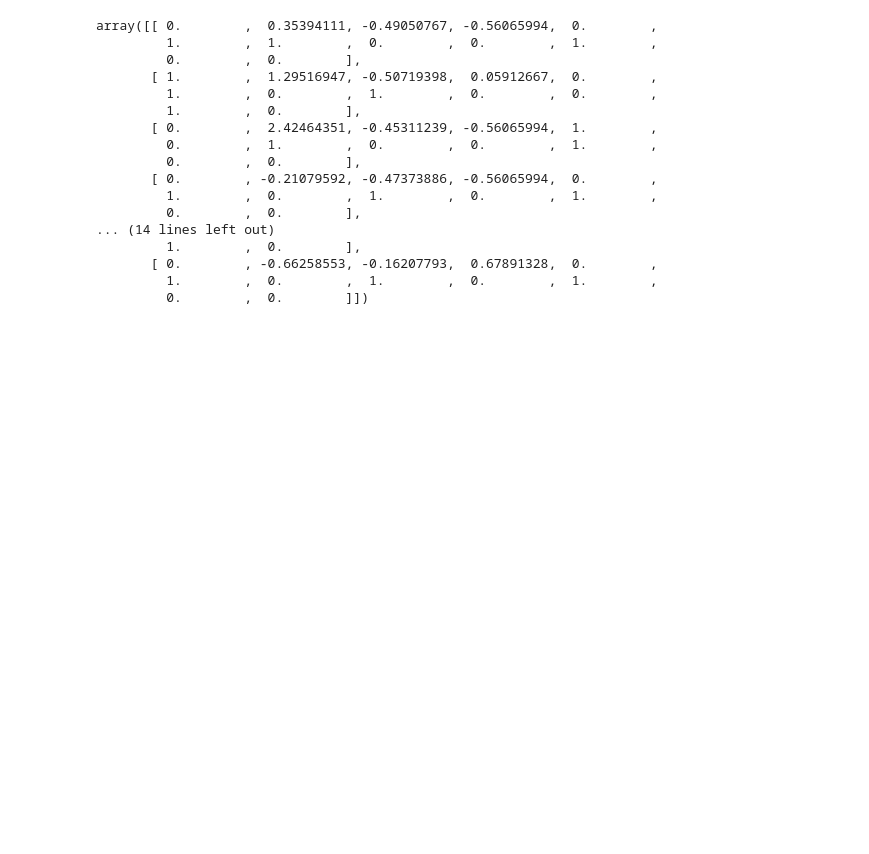
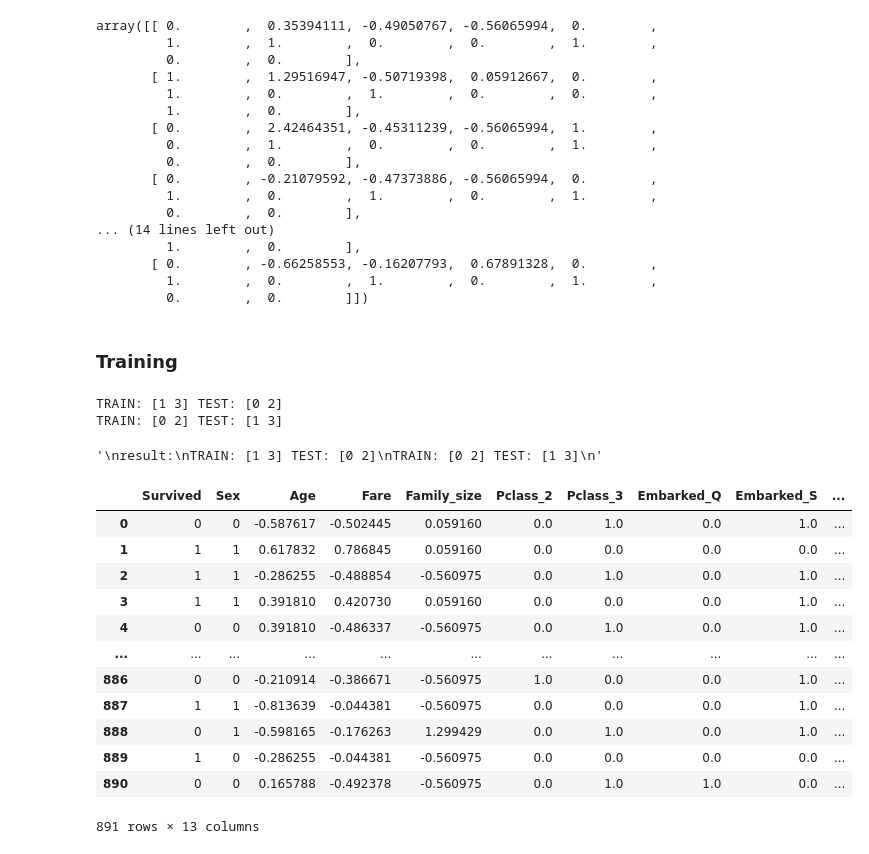
Before and after one commit to pedrobirq/extreme_ml_learning_final_project, a Jupyter notebook: draft.ipynb, the cells around one changed output. Drawn from its saved outputs; the diff is of its cells as text; code cells hidden in the pictures; blank space fills up the shorter version.

Commit message:
start making training pipeline

```diff
--- a/draft.ipynb
+++ b/draft.ipynb
@@ -341,3 +341,44 @@ array([[ 0.        ,  0.35394111, -0.49050767, -0.56065994,  0.        ,
        [ 0.        , -0.66258553, -0.16207793,  0.67891328,  0.        ,
          1.        ,  0.        ,  1.        ,  0.        ,  1.        ,
          0.        ,  0.        ]])
+# %% [markdown]
+### Training
+# %%
+import numpy as np
+from sklearn.model_selection import StratifiedKFold
+
+X = np.array([[1, 2], [3, 4], [1, 2], [3, 4]])
+y = np.array([0, 0, 1, 1])
+skf = StratifiedKFold(n_splits=2)
+
+for train_index, test_index in skf.split(X, y):
+    print("TRAIN:", train_index, "TEST:", test_index)
+    X_train, X_test = X[train_index], X[test_index]
+    y_train, y_test = y[train_index], y[test_index]
+'''
+result:
+TRAIN: [1 3] TEST: [0 2]
+TRAIN: [0 2] TEST: [1 3]
+'''
+# %% [output]
+TRAIN: [1 3] TEST: [0 2]
+TRAIN: [0 2] TEST: [1 3]
+'\nresult:\nTRAIN: [1 3] TEST: [0 2]\nTRAIN: [0 2] TEST: [1 3]\n'
+# %%
+preparer = objects.datasets.TitanicDatasetPrepare(config.paths.titanic_train)
+df = preparer.prepare_dataset()
+df
+# %% [output]
+|  | Survived | Sex | Age | Fare | Family_size | Pclass_2 | Pclass_3 | Embarked_Q | Embarked_S | ... |
+| 0 | 0 | 0 | -0.587617 | -0.502445 | 0.059160 | 0.0 | 1.0 | 0.0 | 1.0 | ... |
+| 1 | 1 | 1 | 0.617832 | 0.786845 | 0.059160 | 0.0 | 0.0 | 0.0 | 0.0 | ... |
+| 2 | 1 | 1 | -0.286255 | -0.488854 | -0.560975 | 0.0 | 1.0 | 0.0 | 1.0 | ... |
+| 3 | 1 | 1 | 0.391810 | 0.420730 | 0.059160 | 0.0 | 0.0 | 0.0 | 1.0 | ... |
+| 4 | 0 | 0 | 0.391810 | -0.486337 | -0.560975 | 0.0 | 1.0 | 0.0 | 1.0 | ... |
+| ... | ... | ... | ... | ... | ... | ... | ... | ... | ... | ... |
+| 886 | 0 | 0 | -0.210914 | -0.386671 | -0.560975 | 1.0 | 0.0 | 0.0 | 1.0 | ... |
+| 887 | 1 | 1 | -0.813639 | -0.044381 | -0.560975 | 0.0 | 0.0 | 0.0 | 1.0 | ... |
+| 888 | 0 | 1 | -0.598165 | -0.176263 | 1.299429 | 0.0 | 1.0 | 0.0 | 1.0 | ... |
+| 889 | 1 | 0 | -0.286255 | -0.044381 | -0.560975 | 0.0 | 0.0 | 0.0 | 0.0 | ... |
+| 890 | 0 | 0 | 0.165788 | -0.492378 | -0.560975 | 0.0 | 1.0 | 1.0 | 0.0 | ... |
+891 rows × 13 columns
```
Also changed, not shown: parts of 6 cells of this notebook, 3 other files.
